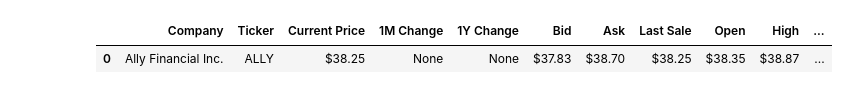
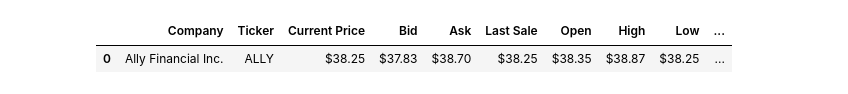
Before and after one commit to anantagr/investment_profile, a Jupyter notebook: Stocks.ipynb, the cells around one changed output. Cells and saved outputs as stored; diff of their text form; code cells hidden in the pictures.

Commit message:
Removed 1 month and 1 year

```diff
--- a/Stocks.ipynb
+++ b/Stocks.ipynb
@@ -179,28 +17,28 @@ from datetime import date, timedelta
 # stock_symbols = ["WSHR.NE", "XGD.TO", "PLTR", "NVDA", "HDIF.TO"]  # Example tickers
 stock_symbols = ["ALLY"]  # Example tickers
 
-# # ✅ Print Definitions of Stock Metrics
-# metric_definitions = {
-#     "Bid": "The highest price a buyer is willing to pay for the stock.",
-#     "Ask": "The lowest price a seller is willing to accept for the stock.",
-#     "Last Sale": "The most recent price at which the stock was traded.",
-#     "Open": "The stock's opening price for the trading session.",
-#     "High": "The highest price reached during the session.",
-#     "Low": "The lowest price reached during the session.",
-#     "52W High": "The highest stock price recorded in the past 52 weeks.",
-#     "52W Low": "The lowest stock price recorded in the past 52 weeks.",
-#     "Market Cap (B)": "The total market value of the company's outstanding shares, measured in billions.",
-#     "P/E Ratio": "The price-to-earnings ratio, which indicates how much investors are willing to pay for $1 of earnings.",
-#     "Volume": "The total number of shares traded during the session.",
-#     "Avg. Volume": "The average daily trading volume over a period.",
-#     "Exchange": "The stock exchange where the stock is traded.",
-#     "Yield (%)": "The dividend income as a percentage of the stock price.",
-#     "Margin Requirement": "The percentage of the stock price that must be maintained as collateral if purchased on margin."
-# }
+# ✅ Print Definitions of Stock Metrics
+metric_definitions = {
+    "Bid": "The highest price a buyer is willing to pay for the stock.",
+    "Ask": "The lowest price a seller is willing to accept for the stock.",
+    "Last Sale": "The most recent price at which the stock was traded.",
+    "Open": "The stock's opening price for the trading session.",
+    "High": "The highest price reached during the session.",
+    "Low": "The lowest price reached during the session.",
+    "52W High": "The highest stock price recorded in the past 52 weeks.",
+    "52W Low": "The lowest stock price recorded in the past 52 weeks.",
+    "Market Cap (B)": "The total market value of the company's outstanding shares, measured in billions.",
+    "P/E Ratio": "The price-to-earnings ratio, which indicates how much investors are willing to pay for $1 of earnings.",
+    "Volume": "The total number of shares traded during the session.",
+    "Avg. Volume": "The average daily trading volume over a period.",
+    "Exchange": "The stock exchange where the stock is traded.",
+    "Yield (%)": "The dividend income as a percentage of the stock price.",
+    "Margin Requirement": "The percentage of the stock price that must be maintained as collateral if purchased on margin."
+}
 
-# print("\n📚 Stock Metrics Definitions:\n")
-# for metric, definition in metric_definitions.items():
-#     print(f"🔹 {metric}: {definition}")
+print("\n📚 Stock Metrics Definitions:\n")
+for metric, definition in metric_definitions.items():
+    print(f"🔹 {metric}: {definition}")
 
 # ✅ Function to Fetch Stock Data from Yahoo Finance
 def fetch_stock_data(ticker):
@@ -218,28 +56,11 @@ def fetch_stock_data(ticker):
     market_cap = info.get("marketCap")
     pe_ratio = info.get("trailingPE")
 
-    today = date.today()
-    one_month_ago = today - timedelta(days=30)  # Approximate 1 month
-    one_year_ago = today - timedelta(days=365)
-
-    try:
-        historical_data = stock.history(period="1y")  # Fetch 1 year of data
-        month_ago_price = historical_data['Close'][one_month_ago]
-        year_ago_price = historical_data['Close'][one_year_ago]
-
-        change_1m = ((current_price - month_ago_price) / month_ago_price) * 100 if month_ago_price != 0 else None
-        change_1y = ((current_price - year_ago_price) / year_ago_price) * 100 if year_ago_price != 0 else None
-    except (IndexError, KeyError): # Handle cases where historical data might be incomplete
-        change_1m = None
-        change_1y = None
-
     return {
         "Company": info.get("shortName", ticker),
         "Ticker": ticker,
 
         "Current Price": f"${current_price:.2f}" if current_price is not None else None,
-        "1M Change": f"{change_1m:.2f}%" if change_1m is not None else None,
-        "1Y Change": f"{change_1y:.2f}%" if change_1y is not None else None,
 
         "Bid": f"${info.get('bid'):.2f}" if info.get('bid') is not None else None,
         "Ask": f"${info.get('ask'):.2f}" if info.get('ask') is not None else None,
@@ -305,15 +126,15 @@ df_sorted["52W % from High"] = pd.to_numeric(df_sorted["52W % from High"].str.re
 # ]
 
 
-# # ✅ Plot P/E Ratio Comparison (Colab-Friendly)
-# plt.figure(figsize=(20, 5))
-# width = 0.5
-# plt.bar(df["Company"], pd.to_numeric(df["P/E Ratio"].str.replace('$', ''), errors='coerce'), color='skyblue', width=width)
-# plt.xlabel("Company")
-# plt.ylabel("P/E Ratio")
-# plt.title("P/E Ratio Comparison of Selected Stocks")
-# plt.xticks(rotation=45, ha='right')
-# plt.grid(axis="y", linestyle="--", alpha=0.7)
-# plt.tight_layout()
-# plt.show()
+# ✅ Plot P/E Ratio Comparison (Colab-Friendly)
+plt.figure(figsize=(20, 5))
+width = 0.5
+plt.bar(df["Company"], pd.to_numeric(df["P/E Ratio"].str.replace('$', ''), errors='coerce'), color='skyblue', width=width)
+plt.xlabel("Company")
+plt.ylabel("P/E Ratio")
+plt.title("P/E Ratio Comparison of Selected Stocks")
+plt.xticks(rotation=45, ha='right')
+plt.grid(axis="y", linestyle="--", alpha=0.7)
+plt.tight_layout()
+plt.show()
 # %% [output]
@@ -320,3 +159,3 @@ df_sorted["52W % from High"] = pd.to_numeric(df_sorted["52W % from High"].str.re
 📊 Stock Comparison Based on Key Metrics:
-|  | Company | Ticker | Current Price | 1M Change | 1Y Change | Bid | Ask | Last Sale | Open | High | ... |
-| 0 | Ally Financial Inc. | ALLY | $38.25 | None | None | $37.83 | $38.70 | $38.25 | $38.35 | $38.87 | ... |
+|  | Company | Ticker | Current Price | Bid | Ask | Last Sale | Open | High | Low | ... |
+| 0 | Ally Financial Inc. | ALLY | $38.25 | $37.83 | $38.70 | $38.25 | $38.35 | $38.87 | $38.25 | ... |
```
Also changed, not shown: parts of 4 cells of this notebook.
